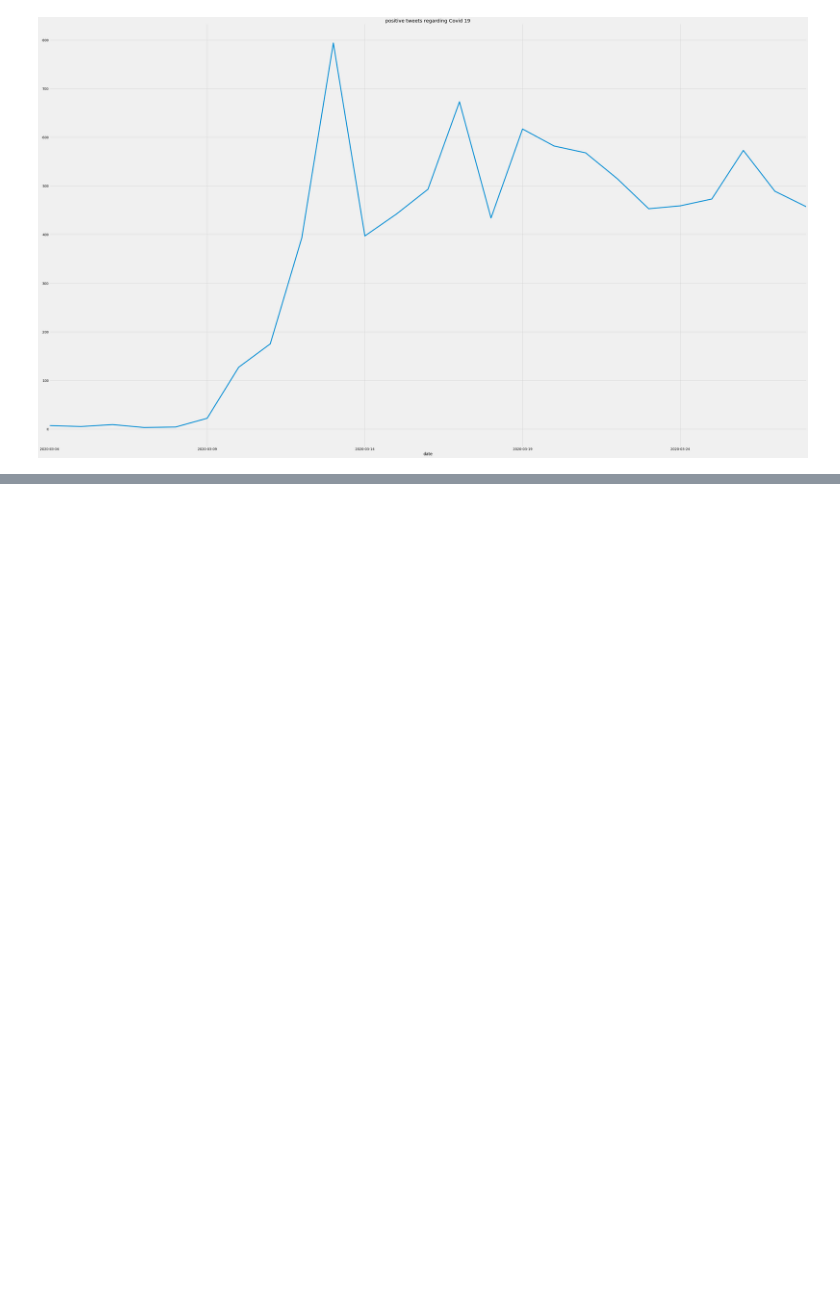
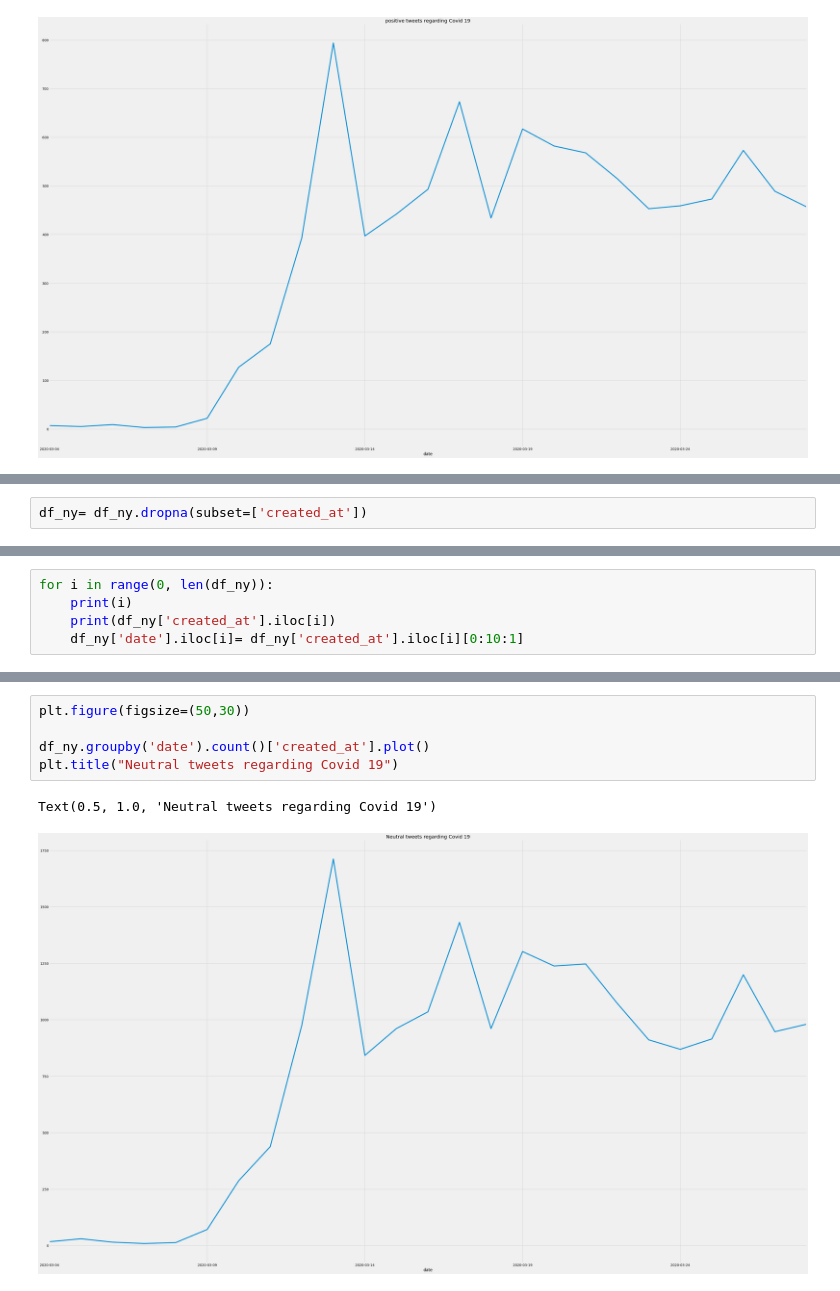
Before and after one commit to armandordorica/Twitter_Sentiment_Analysis, a Jupyter notebook: time series sentiment analysis nyc data on tweets.ipynb, the cells around one changed output, grey strips where cells are left out. Cells and saved outputs as stored; diff of their text form; blank space fills up the shorter version.

```diff
--- a/time series sentiment analysis nyc data on tweets.ipynb
+++ b/time series sentiment analysis nyc data on tweets.ipynb
@@ -547,0 +686,2 @@ Text(0.5, 1.0, 'positive tweets regarding Covid 19')
+# %%
+df_ny= df_ny.dropna(subset=['created_at'])
@@ -547,0 +696,5 @@ Text(0.5, 1.0, 'positive tweets regarding Covid 19')
+# %%
+for i in range(0, len(df_ny)):
+    print(i)
+    print(df_ny['created_at'].iloc[i])
+    df_ny['date'].iloc[i]= df_ny['created_at'].iloc[i][0:10:1]
@@ -547,0 +744,8 @@ Text(0.5, 1.0, 'positive tweets regarding Covid 19')
+# %%
+plt.figure(figsize=(50,30))
+
+df_ny.groupby('date').count()['created_at'].plot()
+plt.title("Neutral tweets regarding Covid 19")
+# %% [output]
+Text(0.5, 1.0, 'Neutral tweets regarding Covid 19')
+[figure, added]
```
Also changed, not shown: parts of 30 cells of this notebook.
